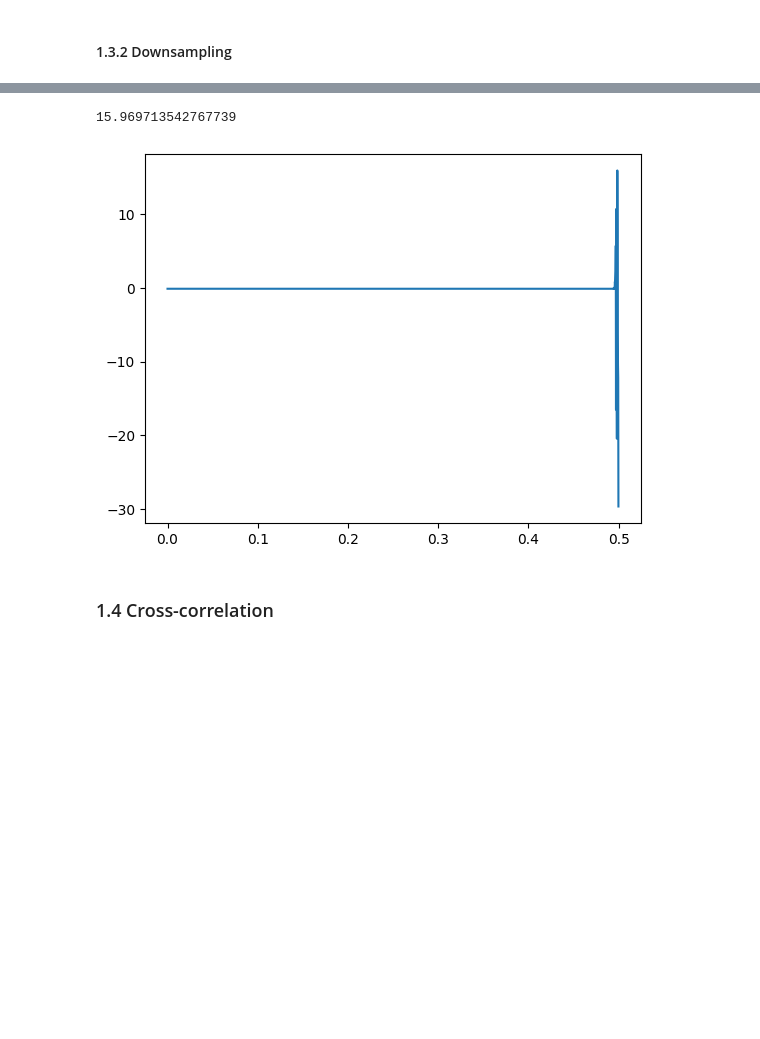
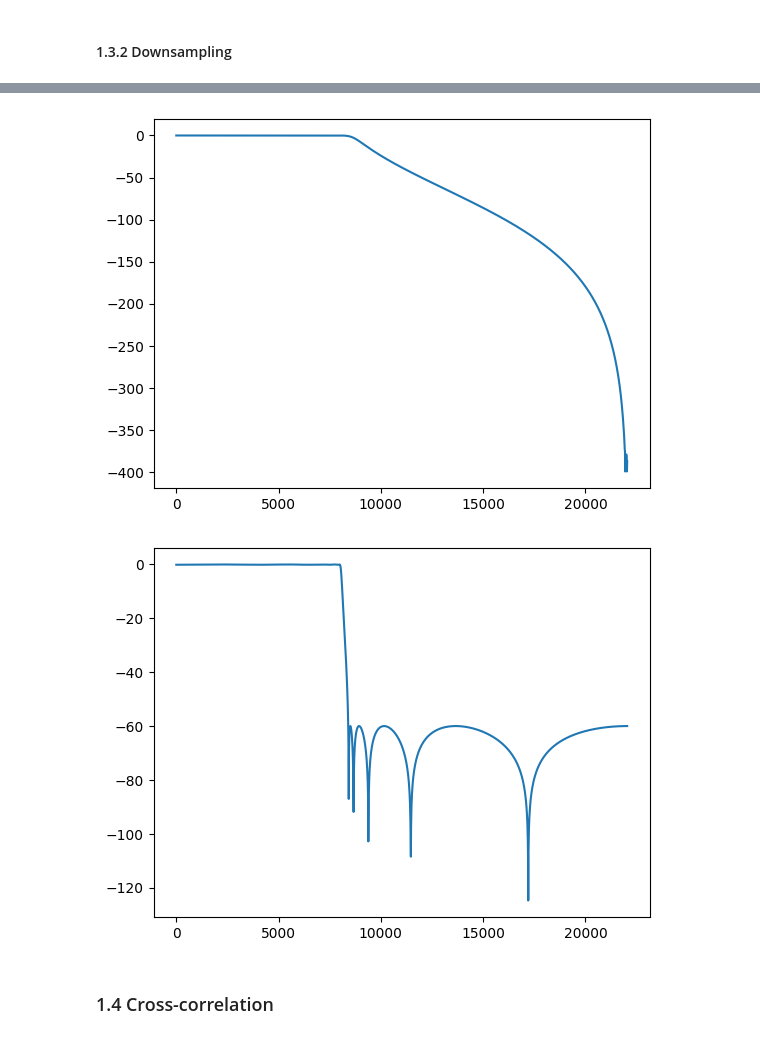
Before and after one commit to ThomasBernard28/spProject, a Jupyter notebook: SP - Project2022.ipynb, the cells around one changed output, grey strips where cells are left out. Drawn from its saved outputs; the diff is of its cells as text; code cells hidden in the pictures; blank space fills up the shorter version.

```diff
--- a/SP - Project2022.ipynb
+++ b/SP - Project2022.ipynb
@@ -119,47 +119,47 @@ plt.show()
 
 
 def create_filter_cheby(wp, ws, gpass, gstop, fs):
-    # create an anti-aliasing filter that eliminates all frequencies above 8000Hz
+       # create an anti-aliasing filter that eliminates all frequencies above 8000Hz
 
-    # your code here #
+    order = 8
+    B, A = signal.cheby1(order, gpass, ws, 'lowpass', analog=False, fs=fs)
 
-    B, A = signal.cheby2(10, gstop, 6000, btype='lowpass', analog=False, output='ba', fs=fs)
+    return B, A
 
-    w, h = signal.freqz(B, A, fs=fs)
-    plt.plot(0.5 * np.pi * w, 20 * np.log10(abs(h)), label="Chebychev I")  # pi/2 * w pour avoir la fréquence en Hz
-    plt.legend(loc='upper right')
-    plt.show()
-    return B, A
+B, A = create_filter_cheby(0, 8000, 0.01, 60, 44100)
+w, h = signal.freqz(B, A, 2048, fs=44100)
+h = 20 * np.log10(abs(h))
+plt.plot(w, h)
+plt.show()
 
 #create_filter_cheby(8000, 10000, 1, 60, 44100)
 
 def create_filter_cauer(wp, ws, gpass, gstop, fs):
 
     # your code here #
-    B, A = signal.ellip(8, 0.1, 60, fs/2-1, btype="lowpass", analog=False, output="ba", fs=fs)
+    B, A = signal.ellip(10, gpass, gstop, ws, btype="lowpass", analog=False, output="ba", fs=fs)
 
     return B, A
 
-b, a = create_filter_cauer(0.1, 60, 0, 8000, 16000)
-w, h = signal.freqz(b, a, 2048, fs=1)
+b, a = create_filter_cauer(0, 8000, 0.1, 60, 44100)
+w, h = signal.freqz(b, a, 2048, fs=44100)
 h = 20 * np.log10(abs(h))
-print(max(h))
 plt.plot(w, h)
 plt.show()
 
 ## 3 - Decimation
 def downsampling(sig, B, A, M):
 
     # your code here #
 
     return out
 
 
 # call and test your function here
 # %% [output]
 [figure]
-15.969713542767739
-[figure, old version]
+[figure, new version]
+[figure, added]
 # %% [markdown]
 ### 1.4 Cross-correlation
 # %%
```
Also changed, not shown: 1 other file.
